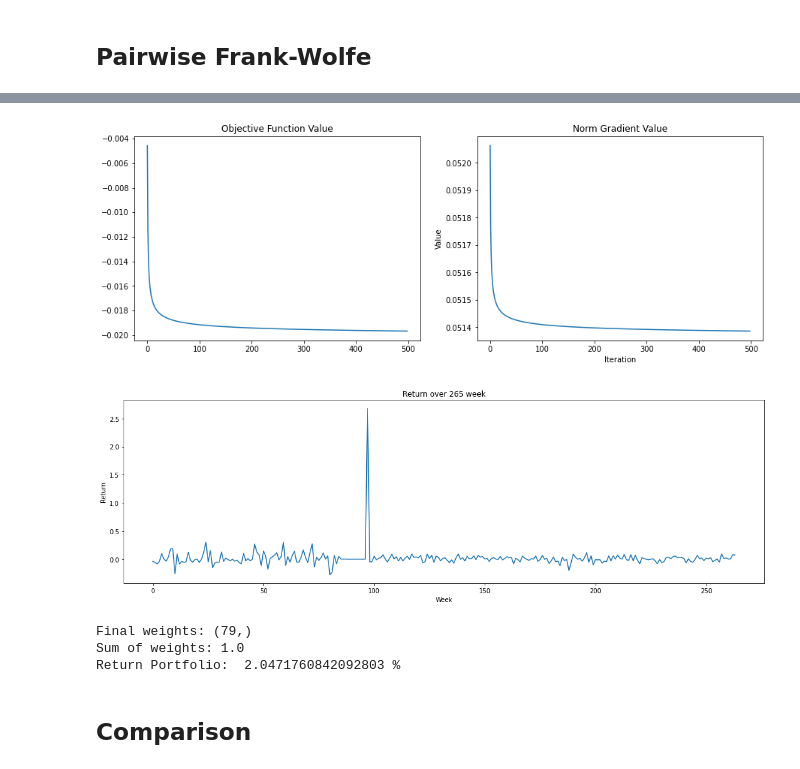
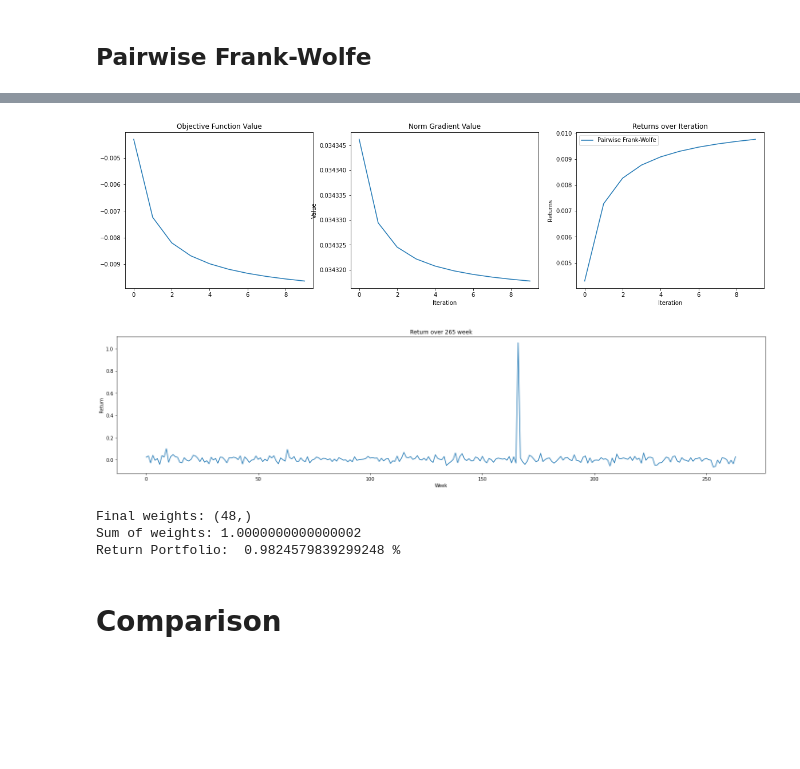
Before and after one commit to RobEngin/Methods-for-Portfolio-Optimization, a Jupyter notebook: opt-project.ipynb, the cells around one changed output, grey strips where cells are left out. Cells and saved outputs as stored; diff of their text form; code cells hidden in the pictures; blank space fills up the shorter version.

```diff
--- a/opt-project.ipynb
+++ b/opt-project.ipynb
@@ -179,6 +235,6 @@ $
 $
 # %%
 def gradient(w):
-    return RISK_AVERSION * 2 * np.dot(cov, w) - ret_mean.T
+    return  RISK_AVERSION * 2 * np.dot(w, cov) -  ret_mean.T
 # %% [markdown]
 # Projected Gradient, Frank-Wolfe and Pairwise Frank-Wolfe over the Markowitz portfolio problems
@@ -202,18 +437,26 @@ def duality_gap(weights, grad):
 # %%
 %%time
 
-ITERATIONS = 500
+ITERATIONS = 20
 
 weights = generate_random_array(nStocks)
+weights_x = np.ones(nStocks) / nStocks
 loss_values_fw = []
 grad_values_fw = []
 returns_iteration_fw = []
 optimal_indices_fw = []
 optimal_values_fw = []
+optimal_weights_fw = []
+
+loss_gd_improved = [loss(weights)]
+ret_gd_improved = [checkMeanRet(weights)]
 
 prev_loss = float('inf')
 
 for itr in range(1, ITERATIONS):
+    if itr % (ITERATIONS * 0.05) == 0:
+        print(f"{int(itr/ITERATIONS*100):02}%", end="")
+
     grad = gradient(weights)
     s = linear_solver(grad)
     direction = s - weights
@@ -235,9 +478,9 @@ for itr in range(1, ITERATIONS):
 
     step_size = 2 / (itr + 2) #CONTROLLA
     weights_new = weights + step_size * direction
-    weights_new /= np.sum(weights_new)  # Normalizing the updated weights
+    current_loss = loss(weights_new)
 
-    current_loss = loss(weights_new)
+    optimal_weights_fw.append(np.max(weights_new))
 
     #norm_update = np.linalg.norm(weights_new - weights)
     #if abs(prev_loss - current_loss) < 1e-6:
@@ -246,7 +489,16 @@ for itr in range(1, ITERATIONS):
 
     weights = weights_new
     prev_loss = current_loss
+    print(np.sort(weights)[::-1])
+
+    if itr % (ITERATIONS * 0.05) == 0:
+        print(f" - ret {(returns_iteration_fw[-1])*100:05.2f}% - loss {loss(weights):05.2f}")
 
 print("Final Weights: ", weights[:4])
+def second_largest_partition(arr):
+    return np.partition(arr, -2)[-2]
+
+print(f"Sec Max Weights: {second_largest_partition(weights)}")
+print(f"Max Weights: {np.max(weights)}")
 print("Sum weights: ", np.sum(weights))
 # %% [output]
@@ -337,10 +619,11 @@ def pairwise_fw_update(grad, w):
     return d
 # %%
 %%time
-ITERATIONS = 500
+ITERATIONS = 11
 
 # Initialize weights and other parameters
 weights = generate_random_array(nStocks)
+
 loss_values_pairwise = []
 grad_values_pairwise = []
 returns_iteration_pairwise = []
@@ -382,5 +665,6 @@ for itr in range(1, ITERATIONS):
     prev_loss = current_loss
 
 print("Final Weights: ", weights[:4])
+print(f"Max Weights: {np.max(weights)}")
 print("Sum weights: ", np.sum(weights))
 # %% [output]
@@ -414,41 +697,49 @@ df_pairwise
 # %%
 # Plotting the metrics
-plt.figure(figsize=(15, 5))
+plt.figure(figsize=(20, 5))
 
-plt.subplot(1, 2, 1)
+plt.subplot(1, 3, 1)
 plt.plot(loss_values_pairwise)
 plt.title('Objective Function Value')
 
-plt.subplot(1, 2, 2)
+plt.subplot(1, 3, 2)
 plt.plot(grad_values_pairwise)
 plt.title('Norm Gradient Value')
 plt.xlabel('Iteration')
 plt.ylabel('Value')
 
+plt.subplot(1, 3, 3)
+plt.plot(returns_iteration_pairwise, label='Pairwise Frank-Wolfe')
+#plt.plot(solval_k5[0], label='Solution')
+plt.title('Returns over Iteration')
+plt.xlabel('Iteration')
+plt.ylabel('Returns')
+plt.legend()
+
 # Return over 264 weeks
 ret_mean_weeks_pairwise = np.dot(ret_time, weights)
 
-plt.figure(figsize=(15, 5))
+plt.figure(figsize=(20, 5))
 plt.plot(ret_mean_weeks_pairwise)
 plt.title('Return over 265 week')
 plt.xlabel('Week')
 plt.ylabel('Return')
 
 
 plt.tight_layout()
 plt.show()
 
 ret_mean_pairwise = checkMeanRet(weights) * 100
 print("Final weights:", weights.shape)
 print("Sum of weights:", np.sum(weights))
 print('Return Portfolio: ', ret_mean_pairwise, "%")
 # %% [output]
-[figure, old version]
+[figure, new version]
-[figure, old version]
+[figure, new version]
-Final weights: (79,)
-Sum of weights: 1.0
-Return Portfolio:  2.0471760842092803 %
+Final weights: (48,)
+Sum of weights: 1.0000000000000002
+Return Portfolio:  0.9824579839299248 %
 # %% [markdown]
-## Comparison
+# Comparison
 # %%
 # Plotting Objective Values for both methods
```
Also changed, not shown: parts of 24 cells of this notebook, 10 other files.
